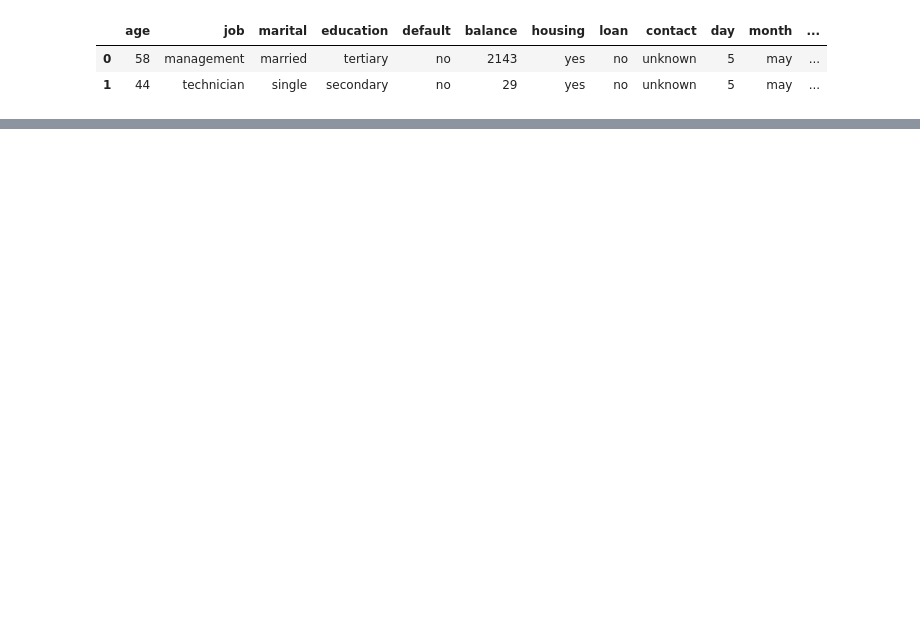
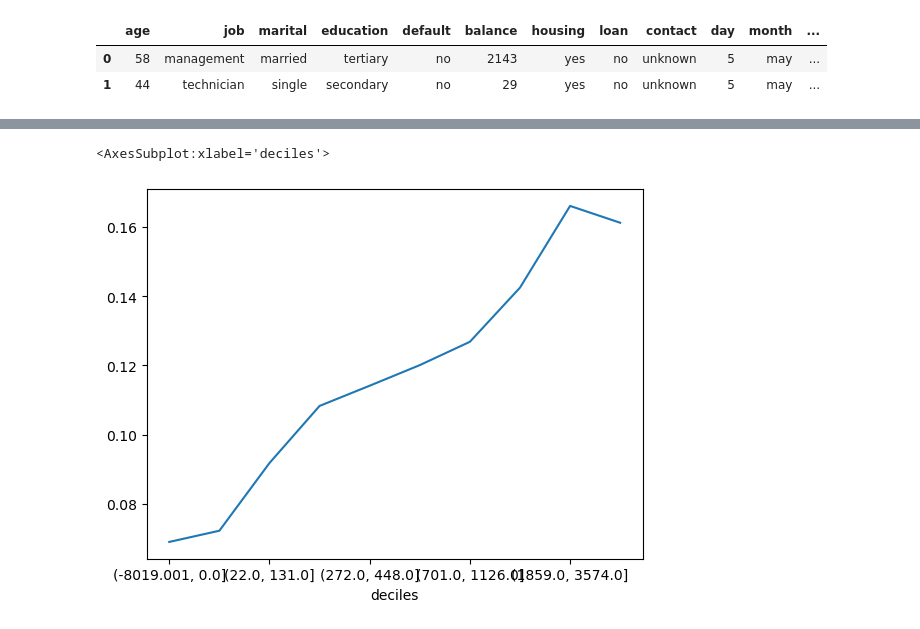
Before and after one commit to Gunnvant/Self-Paced-Content, a Jupyter notebook: python/logistic_regression/Practice Project/01.ipynb, the cells around one changed output, grey strips where cells are left out. Cells and saved outputs as stored; diff of their text form; code cells hidden in the pictures; blank space fills up the shorter version.

```diff
--- a/python/logistic_regression/Practice Project/01.ipynb
+++ b/python/logistic_regression/Practice Project/01.ipynb
@@ -22,0 +150,5 @@ Name: poutcome, dtype: int64
+# %%
+get_rel('balance').plot()
+# %% [output]
+<AxesSubplot:xlabel='deciles'>
+[figure, added]
```
Also changed, not shown: parts of 66 cells of this notebook, 5 other files.
